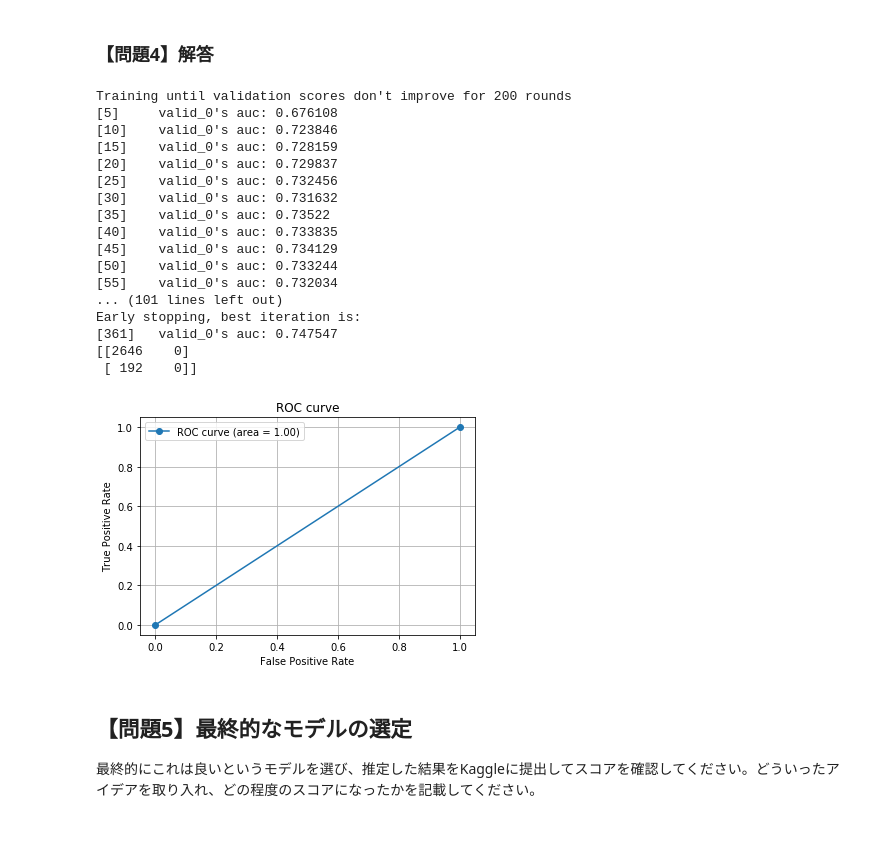
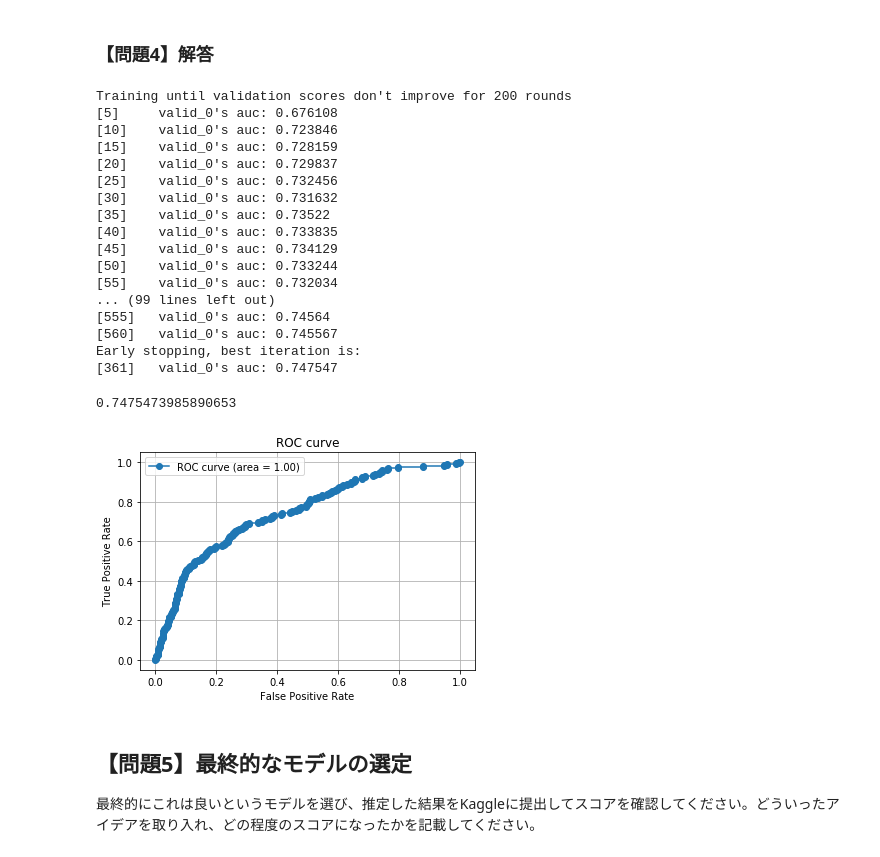
Before and after one commit to ryosukefujii/diveintocode-ml, a Jupyter notebook: Sprint/Sprint_01/Sprint1.ipynb, the cells around one changed output. Saved outputs shown, nothing was run; the diff lists cells and outputs as text; code cells hidden in the pictures.

```diff
--- a/Sprint/Sprint_01/Sprint1.ipynb
+++ b/Sprint/Sprint_01/Sprint1.ipynb
@@ -258,16 +258,6 @@ gbm = lgb.train(
                 )
 
 preds = gbm.predict(X_test)
-
-y_pred = []
-for x in preds:
-    y_pred.append(np.argmax(x))
-
-print(confusion_matrix(y_test, y_pred))
-
-fpr, tpr, thresholds = roc_curve(y_test, y_pred, pos_label=1)
-
-auc = roc_auc_score(fpr, tpr)
 # %% [output]
 Training until validation scores don't improve for 200 rounds
 [5]     valid_0's auc: 0.676108
@@ -281,22 +271,27 @@ Training until validation scores don't improve for 200 rounds
 [45]    valid_0's auc: 0.734129
 [50]    valid_0's auc: 0.733244
 [55]    valid_0's auc: 0.732034
-... (101 lines left out)
+... (99 lines left out)
+[555]   valid_0's auc: 0.74564
+[560]   valid_0's auc: 0.745567
 Early stopping, best iteration is:
 [361]   valid_0's auc: 0.747547
-[[2646    0]
- [ 192    0]]
 # %%
 # 検証データ
+fpr, tpr, thresholds = roc_curve(y_test, preds)
+
 plt.figure()
 plt.plot(fpr, tpr, marker='o', label='ROC curve (area = %.2f)'%auc)
 plt.title('ROC curve')
 plt.xlabel('False Positive Rate')
 plt.ylabel('True Positive Rate')
 plt.legend()
 plt.grid()
+
+roc_auc_score(y_test, preds)
 # %% [output]
+0.7475473985890653
-[figure, old version]
+[figure, new version]
 # %% [markdown]
 ## 【問題5】最終的なモデルの選定
 最終的にこれは良いというモデルを選び、推定した結果をKaggleに提出してスコアを確認してください。どういったアイデアを取り入れ、どの程度のスコアになったかを記載してください。
```
Also changed, not shown: parts of 2 cells of this notebook.
